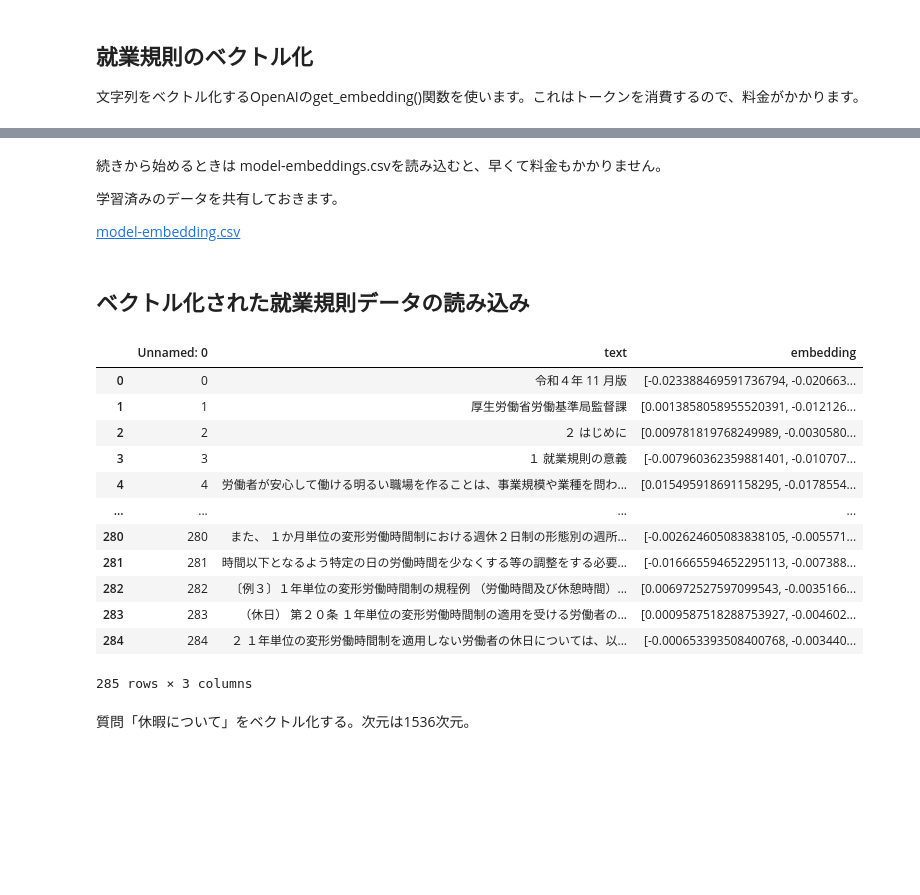
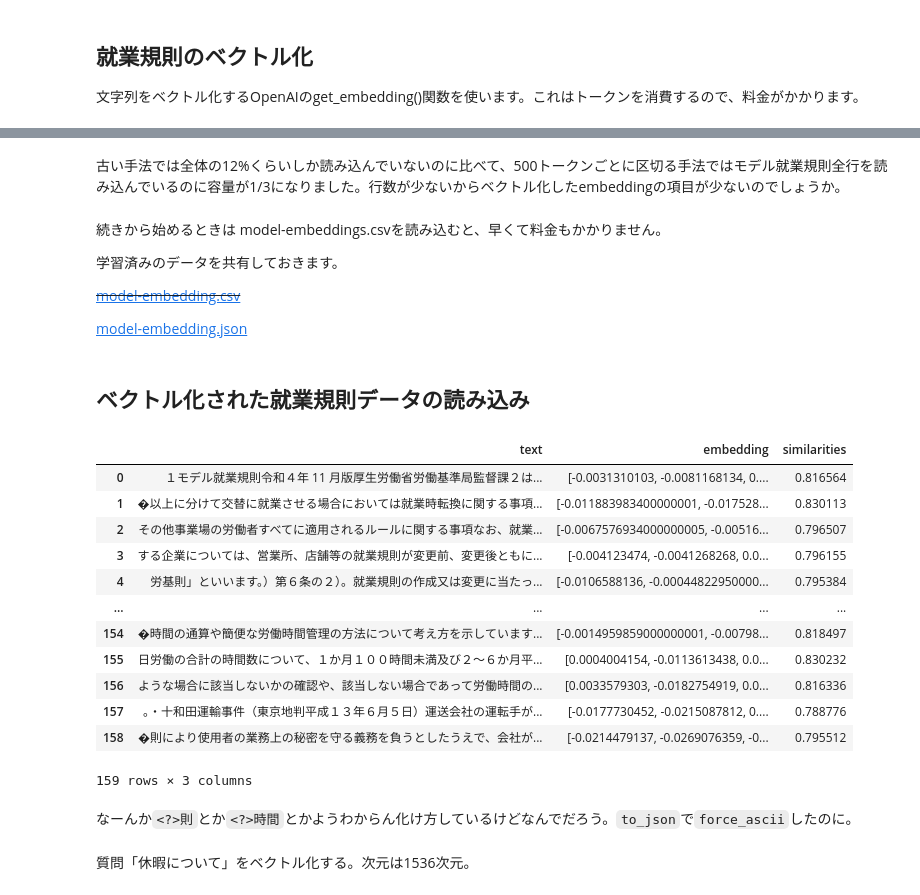
Before and after one commit to u1and0/JobRulesBot, a Jupyter notebook: note/就業規則BOT.ipynb, the cells around one changed output, grey strips where cells are left out. Saved outputs shown, nothing was run; the diff lists cells and outputs as text; code cells hidden in the pictures; blank space fills up the shorter version.

```diff
--- a/note/就業規則BOT.ipynb
+++ b/note/就業規則BOT.ipynb
@@ -386,28 +477,35 @@ total 11M
+# %% [markdown]
+古い手法では全体の12%くらいしか読み込んでいないのに比べて、500トークンごとに区切る手法ではモデル就業規則全行を読み込んでいるのに容量が1/3になりました。行数が少ないからベクトル化したembeddingの項目が少ないのでしょうか。
 # %% [markdown]
 続きから始めるときは model-embeddings.csvを読み込むと、早くて料金もかかりません。
 
 学習済みのデータを共有しておきます。
 
-[model-embedding.csv](https://drive.google.com/file/d/1-6U_drUGK7AJ4CHn4Nck5BAb7dQ-yLeL/view?usp=sharing)
+~~[model-embedding.csv](https://drive.google.com/file/d/1-6U_drUGK7AJ4CHn4Nck5BAb7dQ-yLeL/view?usp=sharing)~~
+
+[model-embedding.json](https://drive.google.com/file/d/1DUvsg1K3x9OuIdFCU9UfKtxrq7lH52mA/view?usp=share_link)
 # %% [markdown]
 ## ベクトル化された就業規則データの読み込み
 # %%
-model_df = pd.read_csv("/content/drive/MyDrive/Colab Notebooks/model-embeddings.csv").rename({"１ モデル就業規則":"text"}, axis=1)
+# model_df = pd.read_csv("/content/drive/MyDrive/Colab Notebooks/model-embeddings.csv").rename({"１ モデル就業規則":"text"}, axis=1)
+model_df = pd.read_json("/content/drive/MyDrive/Colab Notebooks/model-embeddings.json")
 model_df
 # %% [output]
-|  | Unnamed: 0 | text | embedding |
-| 0 | 0 | 令和４年 11 月版 | [-0.023388469591736794, -0.020663... |
-| 1 | 1 | 厚生労働省労働基準局監督課 | [0.0013858058955520391, -0.012126... |
-| 2 | 2 | ２ はじめに | [0.009781819768249989, -0.0030580... |
-| 3 | 3 | １ 就業規則の意義 | [-0.007960362359881401, -0.010707... |
-| 4 | 4 | 労働者が安心して働ける明るい職場を作ることは、事業規模や業種を問わ... | [0.015495918691158295, -0.0178554... |
+|  | text | embedding | similarities |
+| 0 | １モデル就業規則令和４年 11 月版厚生労働省労働基準局監督課２は... | [-0.0031310103, -0.0081168134, 0.... | 0.816564 |
+| 1 | �以上に分けて交替に就業させる場合においては就業時転換に関する事項... | [-0.011883983400000001, -0.017528... | 0.830113 |
+| 2 | その他事業場の労働者すべてに適用されるルールに関する事項なお、就業... | [-0.0067576934000000005, -0.00516... | 0.796507 |
+| 3 | する企業については、営業所、店舗等の就業規則が変更前、変更後ともに... | [-0.004123474, -0.0041268268, 0.0... | 0.796155 |
+| 4 | 労基則」といいます。）第６条の２）。就業規則の作成又は変更に当たっ... | [-0.0106588136, -0.00044822950000... | 0.795384 |
 | ... | ... | ... | ... |
-| 280 | 280 | また、 １か月単位の変形労働時間制における週休２日制の形態別の週所... | [-0.002624605083838105, -0.005571... |
-| 281 | 281 | 時間以下となるよう特定の日の労働時間を少なくする等の調整をする必要... | [-0.016665594652295113, -0.007388... |
-| 282 | 282 | 〔例３〕１年単位の変形労働時間制の規程例 （労働時間及び休憩時間）... | [0.006972527597099543, -0.0035166... |
-| 283 | 283 | （休日） 第２０条 １年単位の変形労働時間制の適用を受ける労働者の... | [0.0009587518288753927, -0.004602... |
-| 284 | 284 | ２ １年単位の変形労働時間制を適用しない労働者の休日については、以... | [-0.000653393508400768, -0.003440... |
+| 154 | �時間の通算や簡便な労働時間管理の方法について考え方を示しています... | [-0.0014959859000000001, -0.00798... | 0.818497 |
+| 155 | 日労働の合計の時間数について、１か月１００時間未満及び２～６か月平... | [0.0004004154, -0.0113613438, 0.0... | 0.830232 |
+| 156 | ような場合に該当しないかの確認や、該当しない場合であって労働時間の... | [0.0033579303, -0.0182754919, 0.0... | 0.816336 |
+| 157 | 。・十和田運輸事件（東京地判平成１３年６月５日）運送会社の運転手が... | [-0.0177730452, -0.0215087812, 0.... | 0.788776 |
+| 158 | �則により使用者の業務上の秘密を守る義務を負うとしたうえで、会社が... | [-0.0214479137, -0.0269076359, -0... | 0.795512 |
-285 rows × 3 columns
+159 rows × 3 columns
+# %% [markdown]
+なーんか`<?>則`とか`<?>時間`とかようわからん化け方しているけどなんでだろう。`to_json`で`force_ascii`したのに。
 # %% [markdown]
 質問「休暇について」をベクトル化する。次元は1536次元。
 # %%
```
Also changed, not shown: parts of 71 cells of this notebook, 4 other files.
